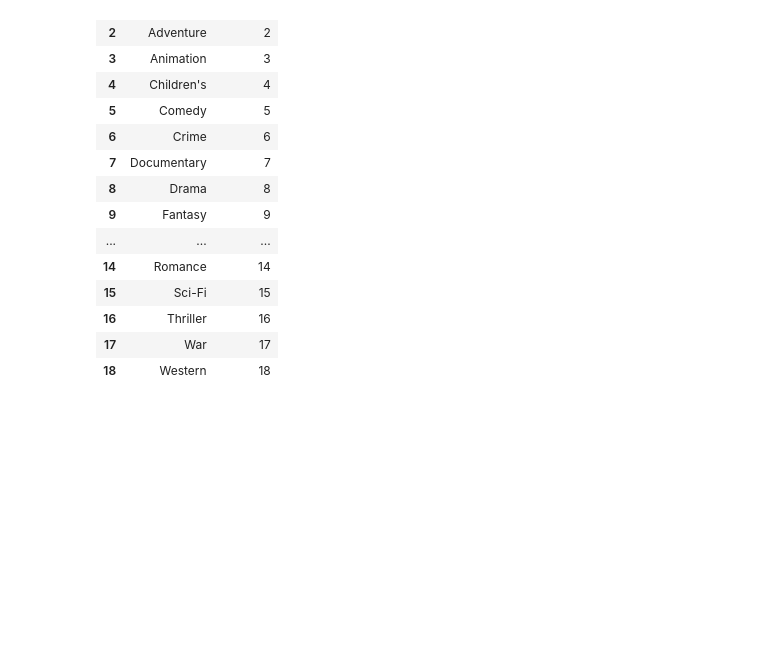
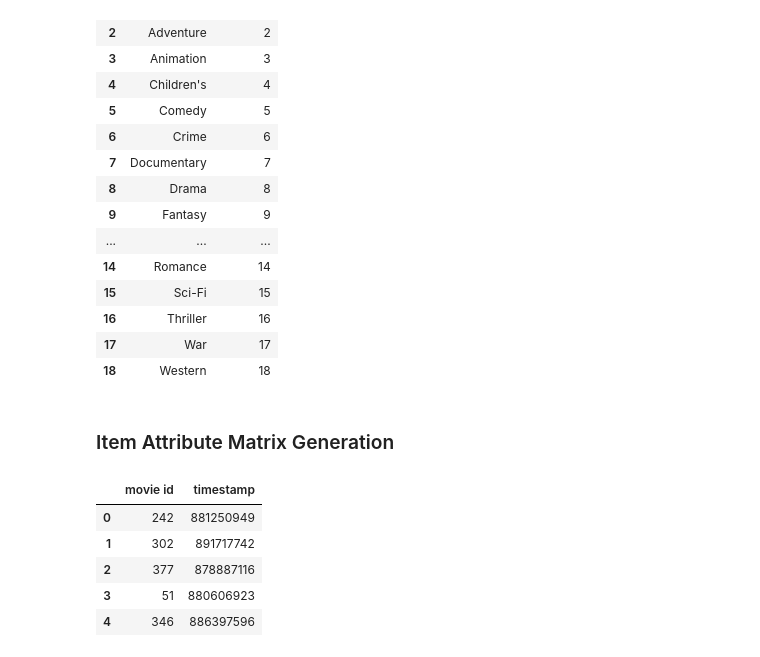
Before and after one commit to RPChinhara/cold-start-recommender, a Jupyter notebook: cold-start-recommender.ipynb, the cells around one changed output. Saved outputs shown, nothing was run; the diff lists cells and outputs as text; code cells hidden in the pictures; blank space fills up the shorter version.

Commit message:
item attribute generation matrix

```diff
--- a/cold-start-recommender.ipynb
+++ b/cold-start-recommender.ipynb
@@ -95,3 +96,17 @@ genre
 | 16 | Thriller | 16 |
 | 17 | War | 17 |
 | 18 | Western | 18 |
+# %% [markdown]
+### Item Attribute Matrix Generation
+# %%
+items_old_new = pd.DataFrame()
+items_old_new['movie id'] = data['movie id']
+items_old_new['timestamp'] = data['timestamp']
+items_old_new.head()
+# %% [output]
+|  | movie id | timestamp |
+| 0 | 242 | 881250949 |
+| 1 | 302 | 891717742 |
+| 2 | 377 | 878887116 |
+| 3 | 51 | 880606923 |
+| 4 | 346 | 886397596 |
```
Also changed, not shown: parts of 5 cells of this notebook, 1 other file.
